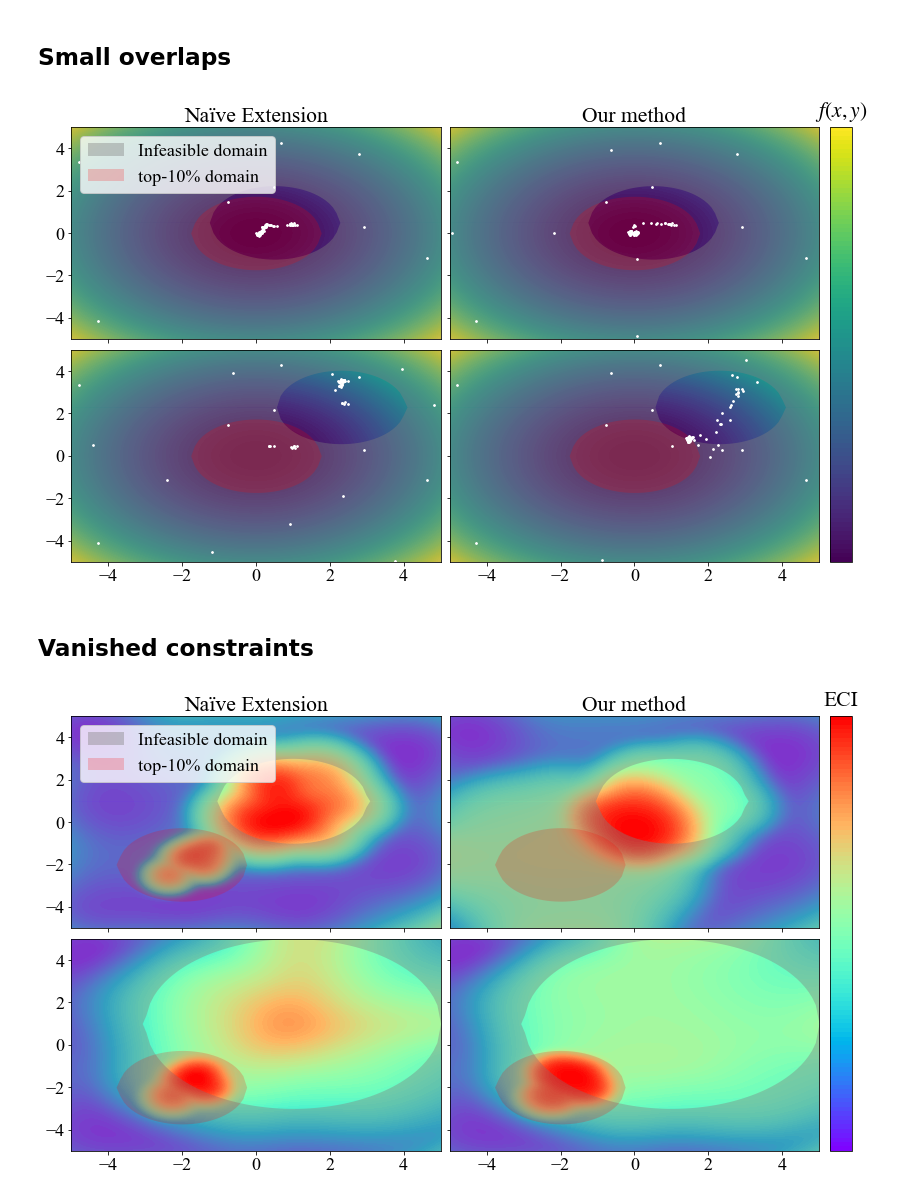
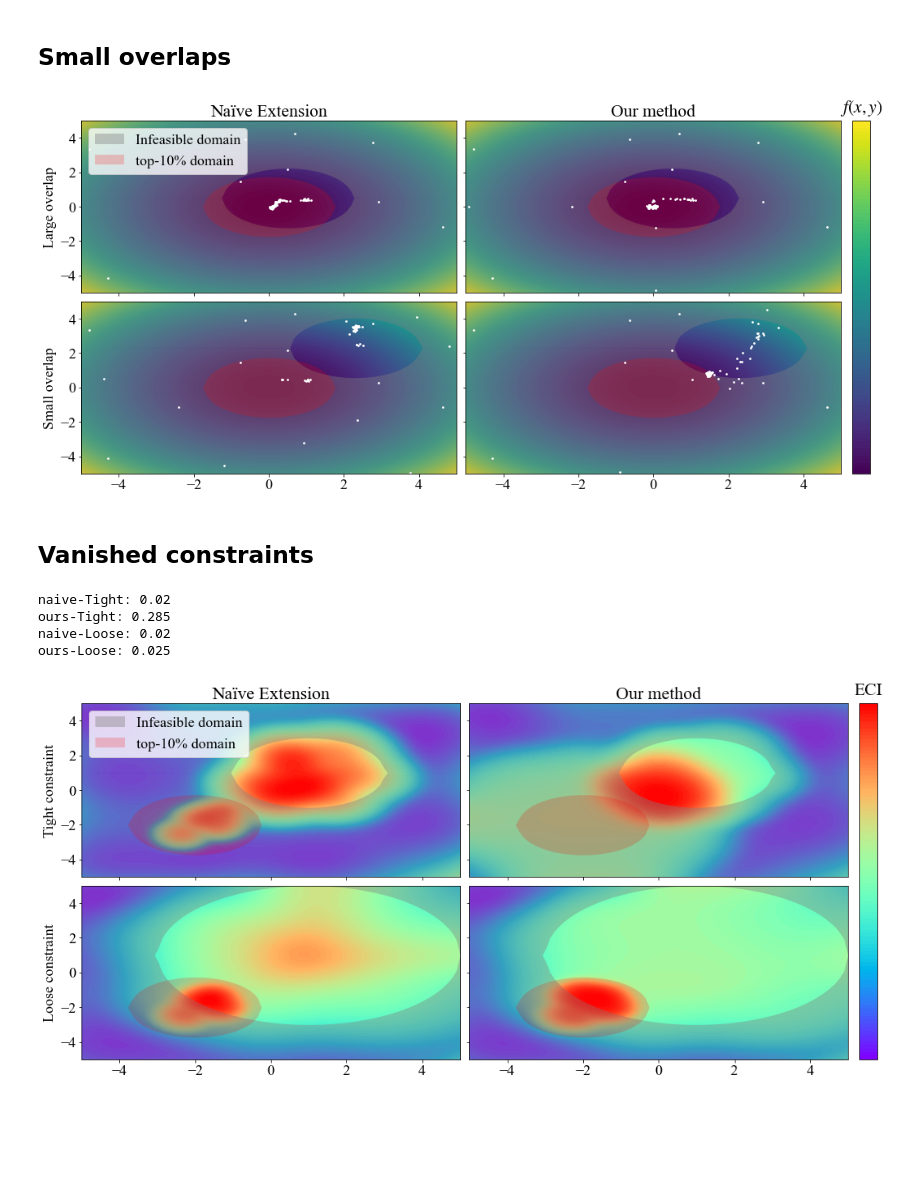
Before and after one commit to nabenabe0928/constrained-tpe, a Jupyter notebook: conceptual-figures.ipynb, the cells around one changed output. Saved outputs shown, nothing was run; the diff lists cells and outputs as text; code cells hidden in the pictures; blank space fills up the shorter version.

```diff
--- a/conceptual-figures.ipynb
+++ b/conceptual-figures.ipynb
@@ -99,36 +99,39 @@ def fetch_data(cx, cy, max_evals=100):
 fig, axes = plt.subplots(
     ncols=2,
     nrows=2,
-    figsize=(16, 8),
+    figsize=(20, 8),
     gridspec_kw={"wspace": 0.025, "hspace": 0.05},
     sharey=True,
     sharex=True,
 )
 
 for r, center in enumerate([0.5, 2.3]):
     data_naive, data_ours = fetch_data(cx=center, cy=center, max_evals=100)
     legend = (r == 0)
 
     ax = axes[r][0]
     if r == 0:
         ax.set_title("Naïve Extension")
+        ax.set_ylabel("Large overlap")
+    else:
+        ax.set_ylabel("Small overlap")
 
     plot_domain(ax, cx=center, cy=center, fontsize=18, legend=legend)
     ax.scatter(data_naive["x"], data_naive["y"], s=3, color="white")
 
     ax = axes[r][1]
     if r == 0:
         ax.set_title("Our method")
 
     cont = plot_domain(ax, cx=center, cy=center, legend=False)
     ax.scatter(data_ours["x"], data_ours["y"], s=3, color="white")
 
 cbar = fig.colorbar(cont, ax=axes.ravel().tolist(), pad=0.0125)
 cbar.ax.set_title("$f(x, y)$", y=1.01)
 cbar.set_ticks([])
 plt.savefig("small-overlap.pdf", bbox_inches='tight')
 # %% [output]
-[figure, old version]
+[figure, new version]
 # %% [markdown]
 ## Vanished constraints
 # %%
@@ -234,7 +237,7 @@ def fetch_opt(rad, max_evals=100, seed=0):
 fig, axes = plt.subplots(
     ncols=2,
     nrows=2,
-    figsize=(16, 8),
+    figsize=(20, 8),
     gridspec_kw={"wspace": 0.025, "hspace": 0.05},
     sharey=True,
     sharex=True,
@@ -245,15 +248,21 @@ for r, rad in enumerate([2, 4]):
     legend = (r == 0)
 
     ax = axes[r][0]
+    tightness = "Tight" if r == 0 else "Loose"
+    ax.set_ylabel(f"{tightness} constraint")
     if r == 0:
         ax.set_title("Naïve Extension")
 
+    q = opt_naive.tpe_samplers[opt_naive.metric_name].percentile
+    print(f"naive-{tightness}: {q}")
     plot_domain(ax, opt=opt_naive, rad=rad, fontsize=18, legend=legend)
 
     ax = axes[r][1]
     if r == 0:
         ax.set_title("Our method")
 
+    q = opt_ours.tpe_samplers[opt_ours.metric_name].percentile
+    print(f"ours-{tightness}: {q}")
     cont = plot_domain(ax, opt=opt_ours, rad=rad, legend=False)
 
 
@@ -262,4 +271,8 @@ cbar.ax.set_title("ECI", y=1.01)
 cbar.set_ticks([])
 plt.savefig("vanished-constraint.pdf", bbox_inches='tight')
 # %% [output]
+naive-Tight: 0.02
+ours-Tight: 0.285
+naive-Loose: 0.02
+ours-Loose: 0.025
-[figure, old version]
+[figure, new version]
```
Also changed, not shown: 7 other files.
